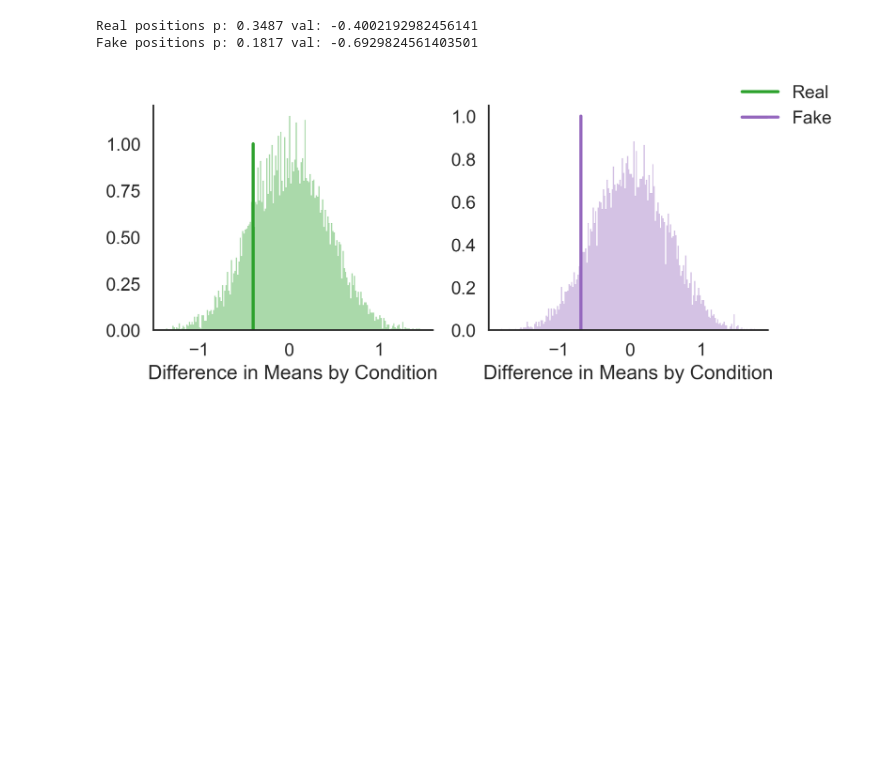
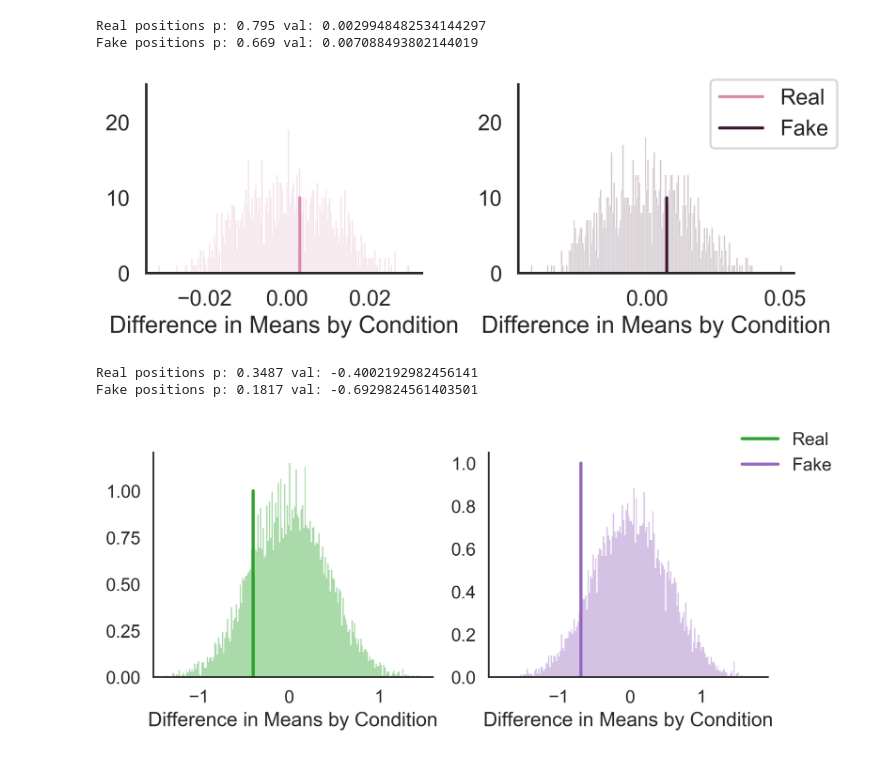
Before and after one commit to galbiati/mnk-cleaning-analysis, a Jupyter notebook: src/4 Permutation Tests.ipynb, the cells around one changed output. Drawn from its saved outputs; the diff is of its cells as text; code cells hidden in the pictures; blank space fills up the shorter version.

```diff
--- a/src/4 Permutation Tests.ipynb
+++ b/src/4 Permutation Tests.ipynb
@@ -98,0 +33,20 @@ Fake positions p: 0.3878 val: -0.5394736842105248
+# %%
+tidy = pd.read_csv('./tidy_data.csv', index_col=0)
+tidy['Condition'] = tidy['Condition'].map(lambda x: 'Untrained' if x == 'Naive' else x)
+tidy['Position ID'] = tidy['Position ID'].map(int)
+
+vals = ['Black Position', 'White Position', 'Is Real', 'Num Pieces']
+
+board_set = tidy.pivot_table(index='Position ID', values=vals, aggfunc=lambda x: x.unique()[0])[vals]
+# %%
+tidy['Type I Rate'] = tidy['Type I Errors'] / (36 - tidy['Num Pieces'])
+tidy['Type II Rate'] = tidy['Type II Errors'] / tidy['Num Pieces']
+tidy['Type III Rate'] = tidy['Type III Errors'] / tidy['Num Pieces']
+# %%
+between_permutation_test = PermuationTestBetween(tidy)
+
+samples, axes = between_permutation_test('Type I Rate')
+# %% [output]
+Real positions p: 0.795 val: 0.0029948482534144297
+Fake positions p: 0.669 val: 0.007088493802144019
+[figure, added]
```
Also changed, not shown: parts of 9 cells of this notebook, 8 other files.
